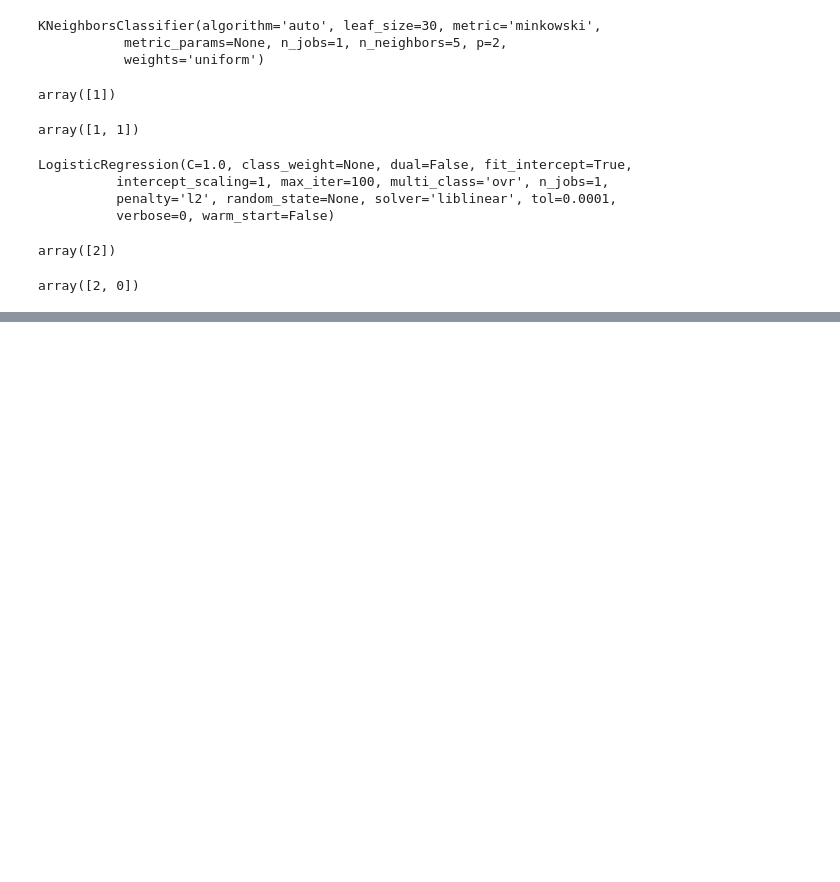
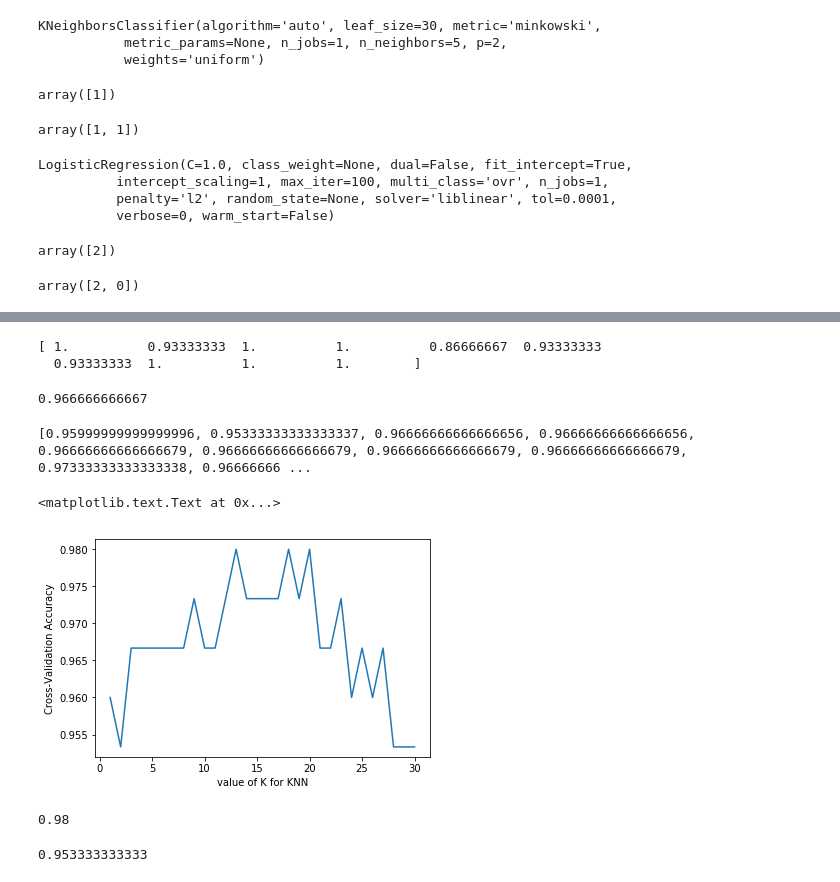
Before and after one commit to BerhanuBK/Python-PredictionOnIrisData, a Jupyter notebook: IrisData.ipynb, the cells around one changed output, grey strips where cells are left out. Cells and saved outputs as stored; diff of their text form; code cells hidden in the pictures; blank space fills up the shorter version.

```diff
--- a/IrisData.ipynb
+++ b/IrisData.ipynb
@@ -179,0 +298,4 @@ array([2, 0])
+# %%
+knnK5Split=KNeighborsClassifier(n_neighbors=5)
+# %%
+knnK5Split.fit(X_train,y_train)
@@ -179,0 +318,36 @@ array([2, 0])
+# %%
+scores=cross_val_score(knnK5Split, X, y, cv=10, scoring='accuracy')
+# %%
+print(scores)
+# %% [output]
+[ 1.          0.93333333  1.          1.          0.86666667  0.93333333
+  0.93333333  1.          1.          1.        ]
+# %%
+print (scores.mean())
+# %% [output]
+0.966666666667
+# %%
+k_range=range(1,31)
+k_scores=[]
+for k in k_range:
+    knnK5Split=KNeighborsClassifier(n_neighbors=k)
+    scores=cross_val_score(knnK5Split, X, y, cv=10, scoring='accuracy')
+    k_scores.append(scores.mean())
+print (k_scores)
+# %% [output]
+[0.95999999999999996, 0.95333333333333337, 0.96666666666666656, 0.96666666666666656, 0.96666666666666679, 0.96666666666666679, 0.96666666666666679, 0.96666666666666679, 0.97333333333333338, 0.96666666 ...
+# %%
+import matplotlib.pyplot as plt
+%matplotlib inline
+
+plt.plot(k_range, k_scores)
+plt.xlabel('value of K for KNN')
+plt.ylabel('Cross-Validation Accuracy')
+# %% [output]
+<matplotlib.text.Text at 0x...>
+[figure, added]
+# %%
+knnK5Split=KNeighborsClassifier(n_neighbors=20)
+print(cross_val_score(knnK5Split, X, y, cv=10, scoring='accuracy').mean())
+# %% [output]
+0.98
@@ -179,0 +356,5 @@ array([2, 0])
+# %%
+scores=cross_val_score(logRegK5Split, X, y, cv=10, scoring='accuracy')
+print(scores.mean())
+# %% [output]
+0.953333333333
```
Also changed, not shown: parts of 40 cells of this notebook.
